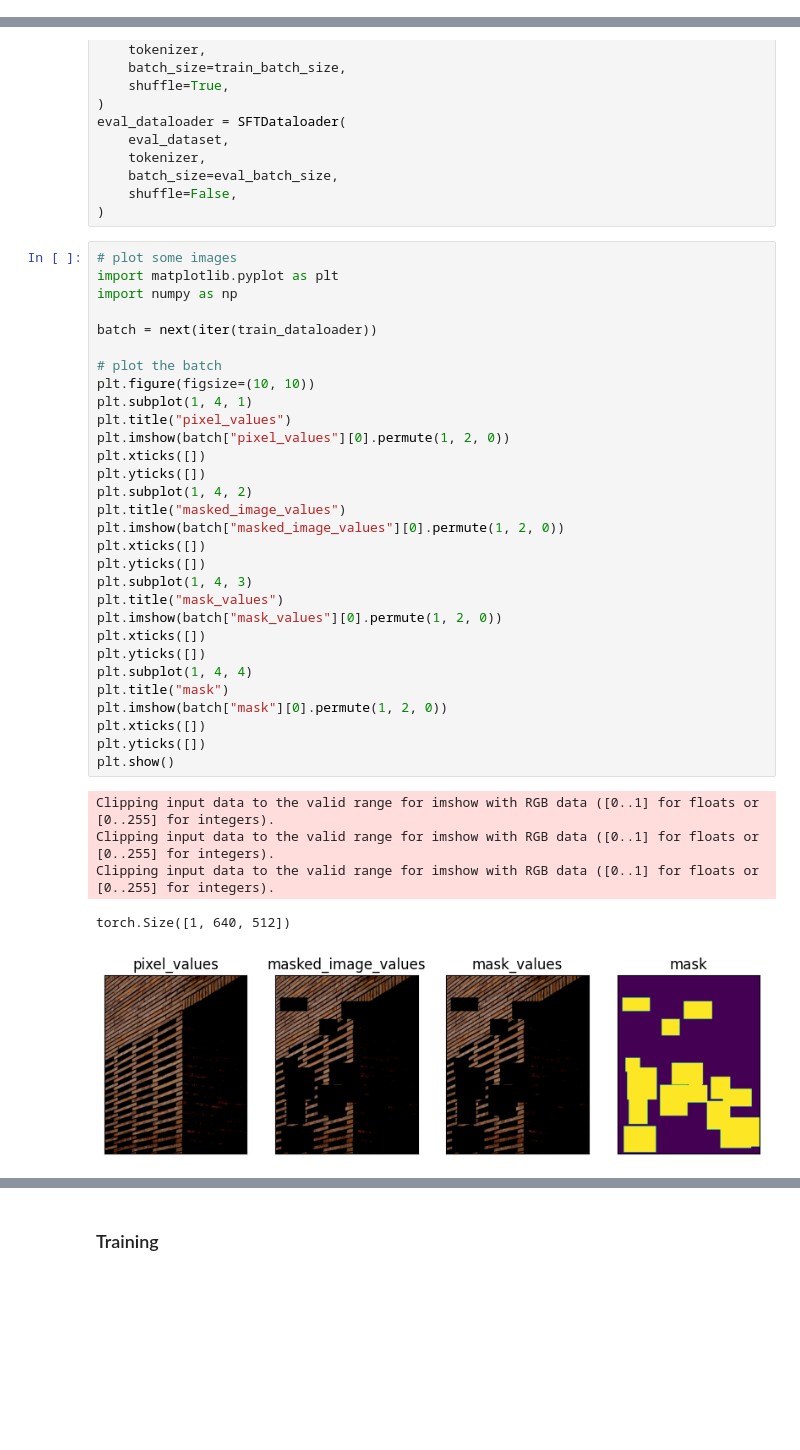
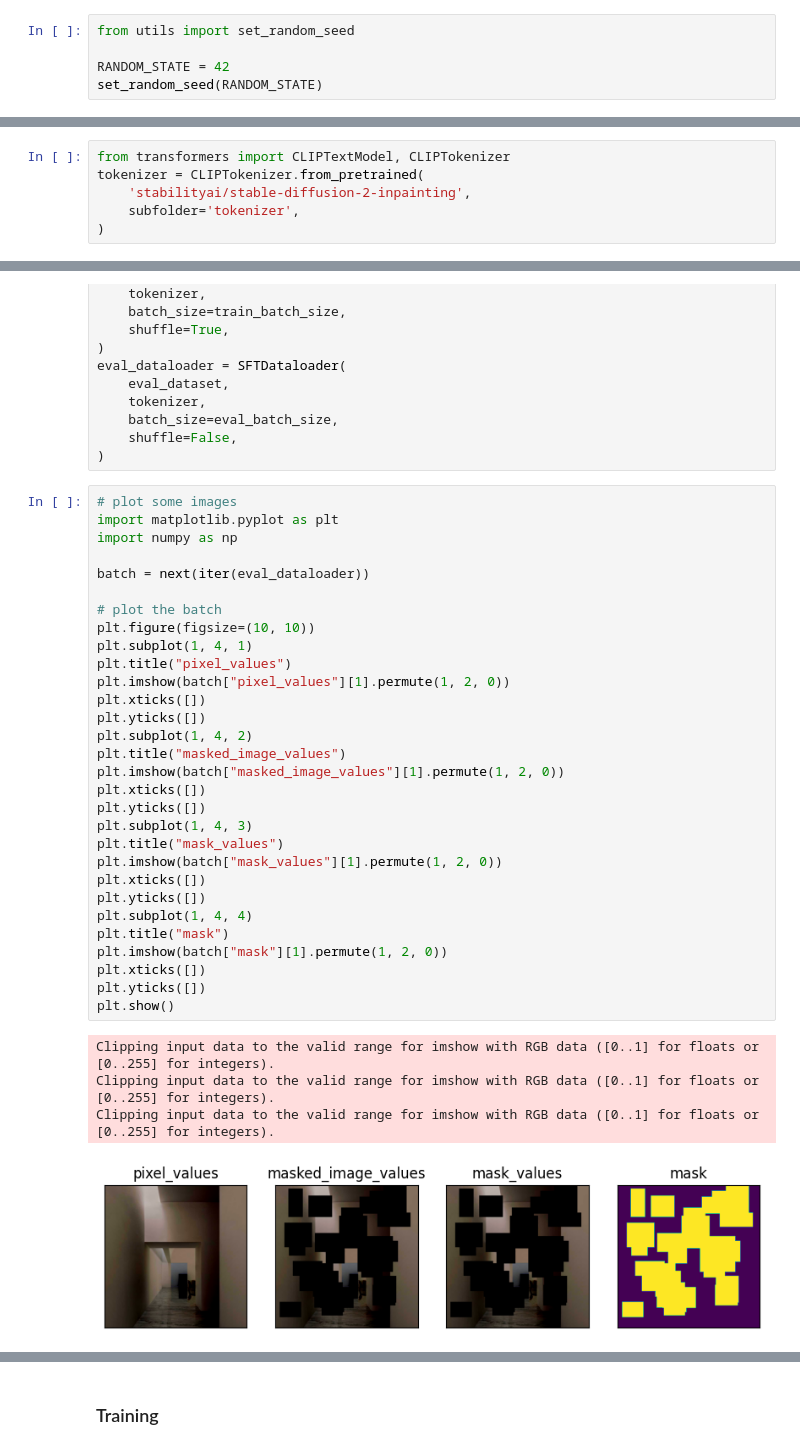
Before and after one commit to maidacundo/stable-diffusion-supervised-fine-tuning, a Jupyter notebook: SD-sft.ipynb, the cells around one changed output, grey strips where cells are left out. Cells and saved outputs as stored; diff of their text form; blank space fills up the shorter version.

Commit message:
training fix

```diff
--- a/SD-sft.ipynb
+++ b/SD-sft.ipynb
@@ -12,3 +15,8 @@
+# %%
+from utils import set_random_seed
+
+RANDOM_STATE = 42
+set_random_seed(RANDOM_STATE)
 # %% [markdown]
 ### Data & Model
 # %%
@@ -30,6 +38,12 @@ text_encoder, vae, unet, tokenizer = get_models(
 )
 
 noise_scheduler = get_ddim_scheduler('stabilityai/stable-diffusion-2-inpainting')
+# %%
+from transformers import CLIPTextModel, CLIPTokenizer
+tokenizer = CLIPTokenizer.from_pretrained(
+    'stabilityai/stable-diffusion-2-inpainting',
+    subfolder='tokenizer',
+)
 # %%
 from dataset import SFTInpaintDataset
 
@@ -88,36 +90,35 @@ eval_dataloader = SFTDataloader(
 # %%
 # plot some images
 import matplotlib.pyplot as plt
 import numpy as np
 
-batch = next(iter(train_dataloader))
+batch = next(iter(eval_dataloader))
 
 # plot the batch
 plt.figure(figsize=(10, 10))
 plt.subplot(1, 4, 1)
 plt.title("pixel_values")
-plt.imshow(batch["pixel_values"][0].permute(1, 2, 0))
+plt.imshow(batch["pixel_values"][1].permute(1, 2, 0))
 plt.xticks([])
 plt.yticks([])
 plt.subplot(1, 4, 2)
 plt.title("masked_image_values")
-plt.imshow(batch["masked_image_values"][0].permute(1, 2, 0))
+plt.imshow(batch["masked_image_values"][1].permute(1, 2, 0))
 plt.xticks([])
 plt.yticks([])
 plt.subplot(1, 4, 3)
 plt.title("mask_values")
-plt.imshow(batch["mask_values"][0].permute(1, 2, 0))
+plt.imshow(batch["mask_values"][1].permute(1, 2, 0))
 plt.xticks([])
 plt.yticks([])
 plt.subplot(1, 4, 4)
 plt.title("mask")
-plt.imshow(batch["mask"][0].permute(1, 2, 0))
+plt.imshow(batch["mask"][1].permute(1, 2, 0))
 plt.xticks([])
 plt.yticks([])
 plt.show()
 # %% [output]
 Clipping input data to the valid range for imshow with RGB data ([0..1] for floats or [0..255] for integers).
 Clipping input data to the valid range for imshow with RGB data ([0..1] for floats or [0..255] for integers).
 Clipping input data to the valid range for imshow with RGB data ([0..1] for floats or [0..255] for integers).
-torch.Size([1, 640, 512])
-[figure, old version]
+[figure, new version]
```
Also changed, not shown: parts of 4 cells of this notebook, 3 other files.
